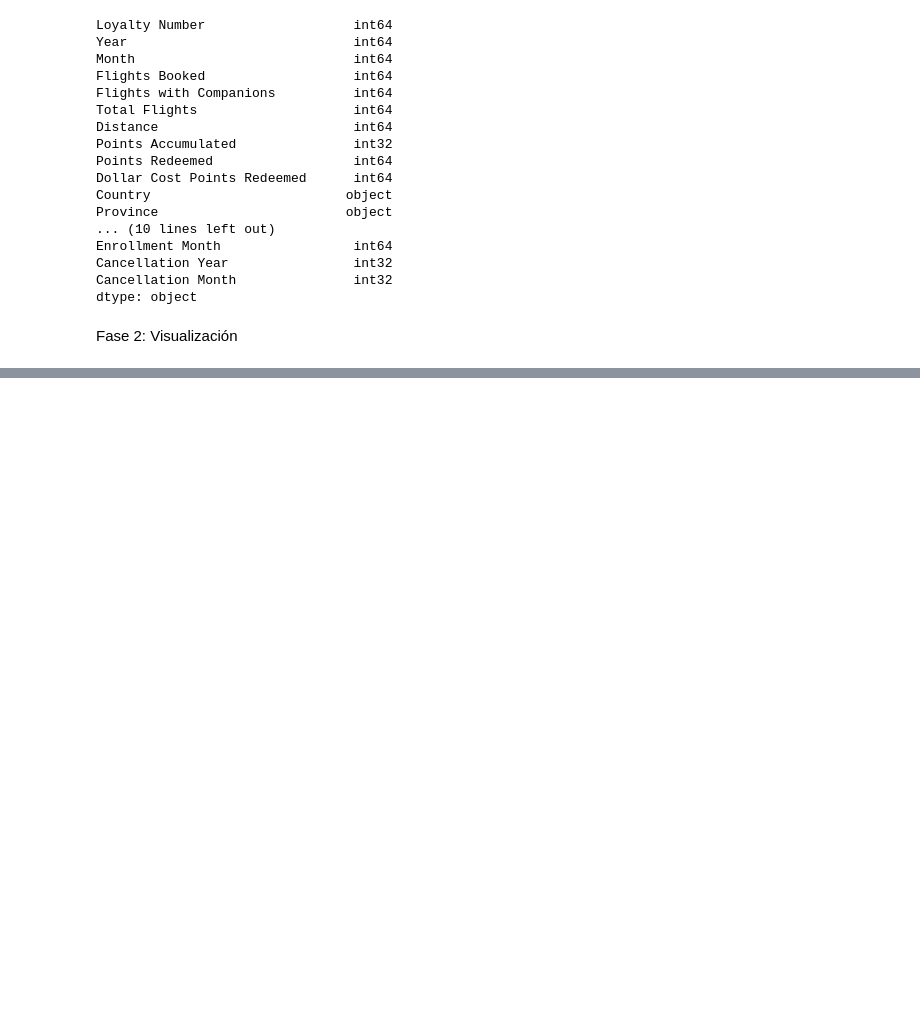
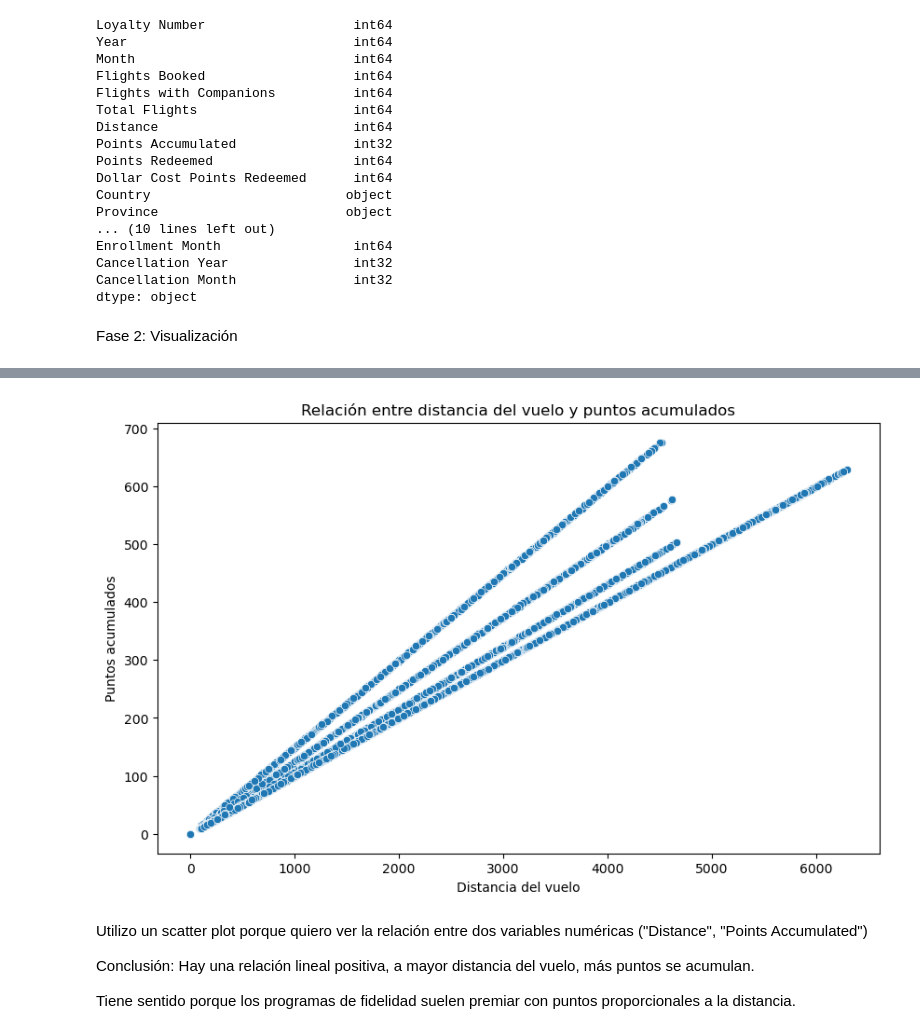
Before and after one commit to Adalab/bda-modulo-3-evaluacion-final-CristinaMSF, a Jupyter notebook: evaluacion_3.ipynb, the cells around one changed output, grey strips where cells are left out. Cells and saved outputs as stored; diff of their text form; code cells hidden in the pictures; blank space fills up the shorter version.

```diff
--- a/evaluacion_3.ipynb
+++ b/evaluacion_3.ipynb
@@ -567,0 +599,19 @@ Fase 2: Visualización
+# %%
+#2. ¿Existe una relación entre la distancia de los vuelos y los puntos acumulados por los cliente?
+
+plt.figure(figsize=(10, 6))
+sns.scatterplot(data=df_cleaned, x="Distance", y="Points Accumulated", palette="Blue_d")
+
+plt.title("Relación entre distancia del vuelo y puntos acumulados")
+plt.xlabel("Distancia del vuelo")
+plt.ylabel("Puntos acumulados")
+plt.show()
+# %% [output]
+[figure, added]
+# %% [markdown]
+Utilizo un scatter plot porque quiero ver la relación entre dos variables numéricas ("Distance", "Points Accumulated")
+
+Conclusión:
+Hay una relación lineal positiva, a mayor distancia del vuelo, más puntos se acumulan.
+
+Tiene sentido porque los programas de fidelidad suelen premiar con puntos proporcionales a la distancia.
```
Also changed, not shown: parts of 11 cells of this notebook, 1 other file.
